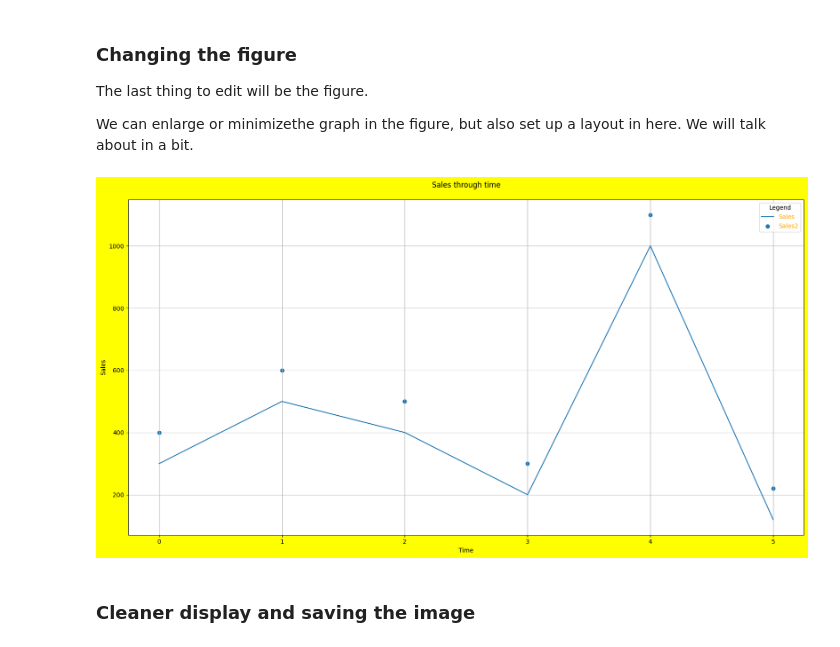
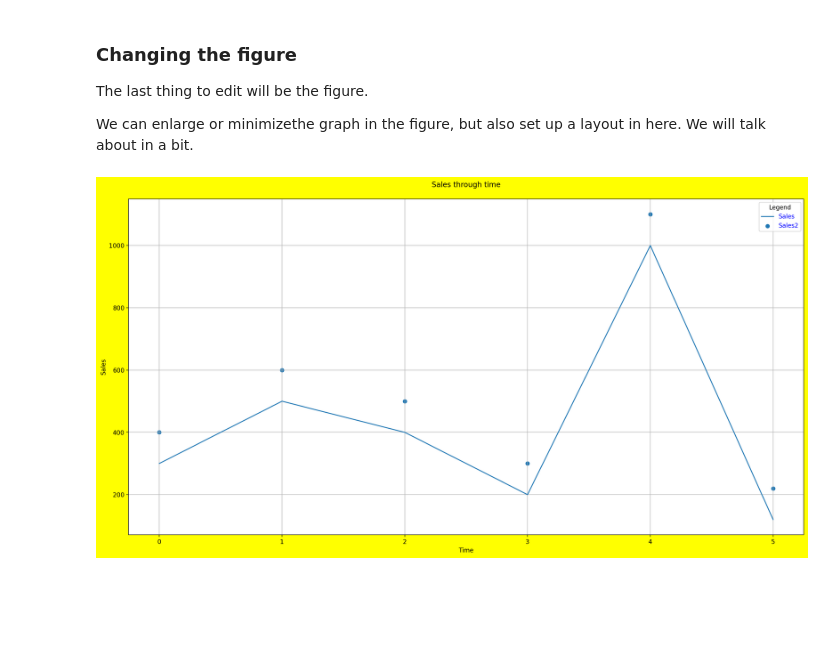
Before and after one commit to miladziekanowska/Data_Analytics, a Jupyter notebook: Matplotlib_Basics.ipynb, the cells around one changed output. Cells and saved outputs as stored; diff of their text form; code cells hidden in the pictures; blank space fills up the shorter version.

Commit message:
Saving and displaying

```diff
--- a/Matplotlib_Basics.ipynb
+++ b/Matplotlib_Basics.ipynb
@@ -289,18 +289,16 @@ The last thing to edit will be the figure.
 We can enlarge or minimizethe graph in the figure, but also set up a layout in here. We will talk about in a bit.
 # %%
 plt.style.use('default') # we change to default
-fig, ax = plt.subplots(figsize=(20,10), facecolor='yellow')
+fig, ax = plt.subplots(figsize=(20,10), facecolor='yellow', dpi=200)
 
 ax.set_title('Sales through time', pad=20)
 ax.set_xlabel('Time')
 ax.set_ylabel('Sales')
 
 ax.plot(df['Time'], df['Sales'])
 ax.scatter(df['Time'], df['Sales2'])
 
-ax.legend(['Sales', 'Sales2'], labelcolor='blues', title='Legend')
+ax.legend(['Sales', 'Sales2'], labelcolor='blue', title='Legend')
 ax.grid()
 # %% [output]
-[figure, old version]
+[figure, new version]
-# %% [markdown]
-### Cleaner display and saving the image
```
Also changed, not shown: parts of 3 cells of this notebook.
